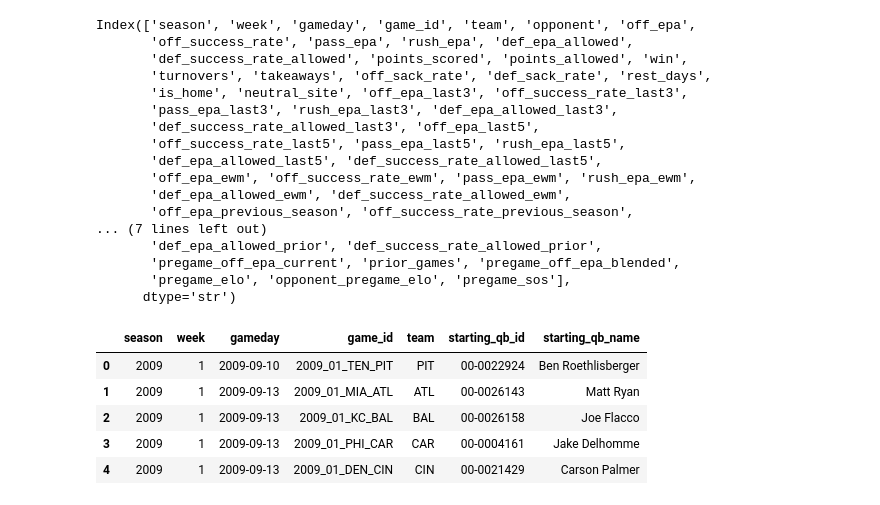
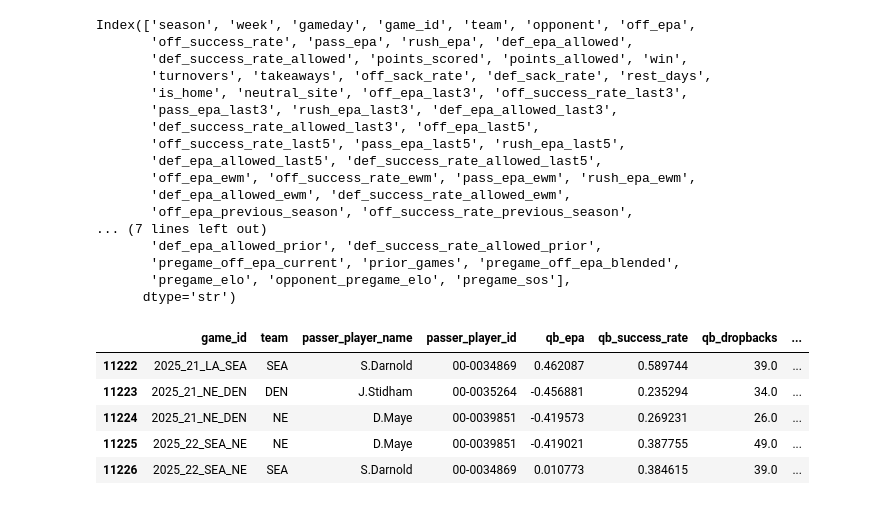
Before and after one commit to swcrockett/nfl-win-probability-model, a Jupyter notebook: notebooks/04_advanced_features.ipynb, the cells around one changed output. Saved outputs shown, nothing was run; the diff lists cells and outputs as text; code cells hidden in the pictures.

```diff
--- a/notebooks/04_advanced_features.ipynb
+++ b/notebooks/04_advanced_features.ipynb
@@ -584,9 +562,34 @@ starting_qbs = pd.concat([home_qbs, away_qbs], ignore_index=True)
-# %%
-starting_qbs.head()
-# %% [output]
-|  | season | week | gameday | game_id | team | starting_qb_id | starting_qb_name |
-| 0 | 2009 | 1 | 2009-09-10 | 2009_01_TEN_PIT | PIT | 00-0022924 | Ben Roethlisberger |
-| 1 | 2009 | 1 | 2009-09-13 | 2009_01_MIA_ATL | ATL | 00-0026143 | Matt Ryan |
-| 2 | 2009 | 1 | 2009-09-13 | 2009_01_KC_BAL | BAL | 00-0026158 | Joe Flacco |
-| 3 | 2009 | 1 | 2009-09-13 | 2009_01_PHI_CAR | CAR | 00-0004161 | Jake Delhomme |
-| 4 | 2009 | 1 | 2009-09-13 | 2009_01_DEN_CIN | CIN | 00-0021429 | Carson Palmer |
+# %%
+qb_plays = scrimmage_plays.loc[
+    scrimmage_plays["qb_dropback"].eq(1)
+    & scrimmage_plays["passer_player_id"].notna()
+].copy()
+
+qb_game_stats = (
+    qb_plays
+    .groupby(
+        ["game_id", "posteam", "passer_player_name", "passer_player_id"]
+    )
+    .agg(
+        qb_epa=("epa", "mean"),
+        qb_success_rate=("success", "mean"),
+        qb_dropbacks=("qb_dropback", "sum")
+    )
+    .reset_index()
+    .rename(columns={'posteam': 'team'})
+)
+# %%
+qb_game_stats["pregame_qb_epa_last5"] = (
+    qb_game_stats
+    .groupby("passer_player_id")["qb_epa"]
+    .transform(lambda x: x.shift(1).rolling(window=5, min_periods=1).mean())
+)
+# %%
+qb_game_stats.tail()
+# %% [output]
+|  | game_id | team | passer_player_name | passer_player_id | qb_epa | qb_success_rate | qb_dropbacks | ... |
+| 11222 | 2025_21_LA_SEA | SEA | S.Darnold | 00-0034869 | 0.462087 | 0.589744 | 39.0 | ... |
+| 11223 | 2025_21_NE_DEN | DEN | J.Stidham | 00-0035264 | -0.456881 | 0.235294 | 34.0 | ... |
+| 11224 | 2025_21_NE_DEN | NE | D.Maye | 00-0039851 | -0.419573 | 0.269231 | 26.0 | ... |
+| 11225 | 2025_22_SEA_NE | NE | D.Maye | 00-0039851 | -0.419021 | 0.387755 | 49.0 | ... |
+| 11226 | 2025_22_SEA_NE | SEA | S.Darnold | 00-0034869 | 0.010773 | 0.384615 | 39.0 | ... |
```
Also changed, not shown: parts of 3 cells of this notebook.
